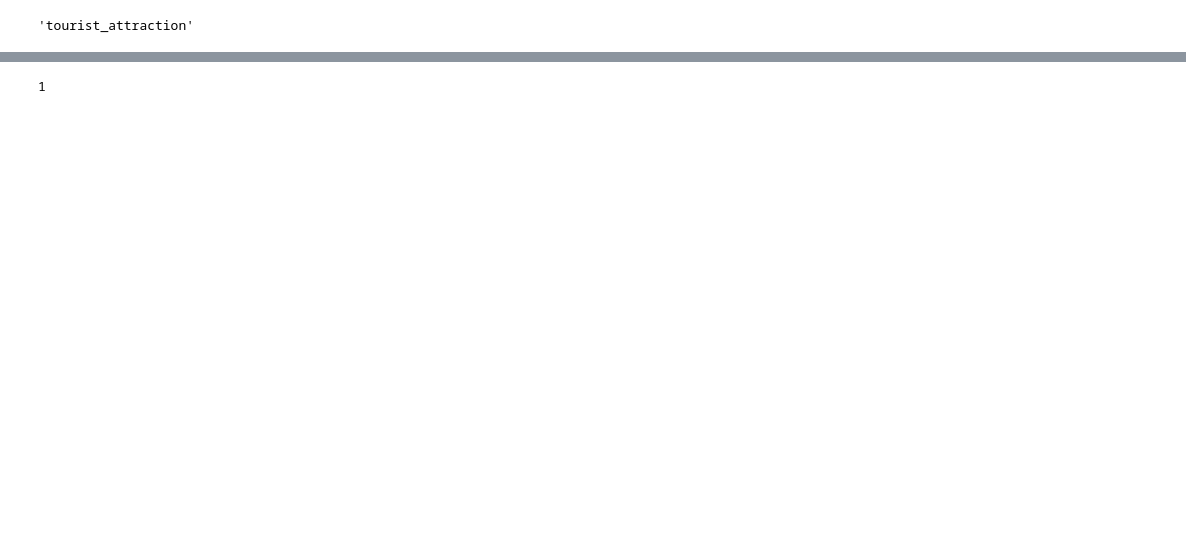
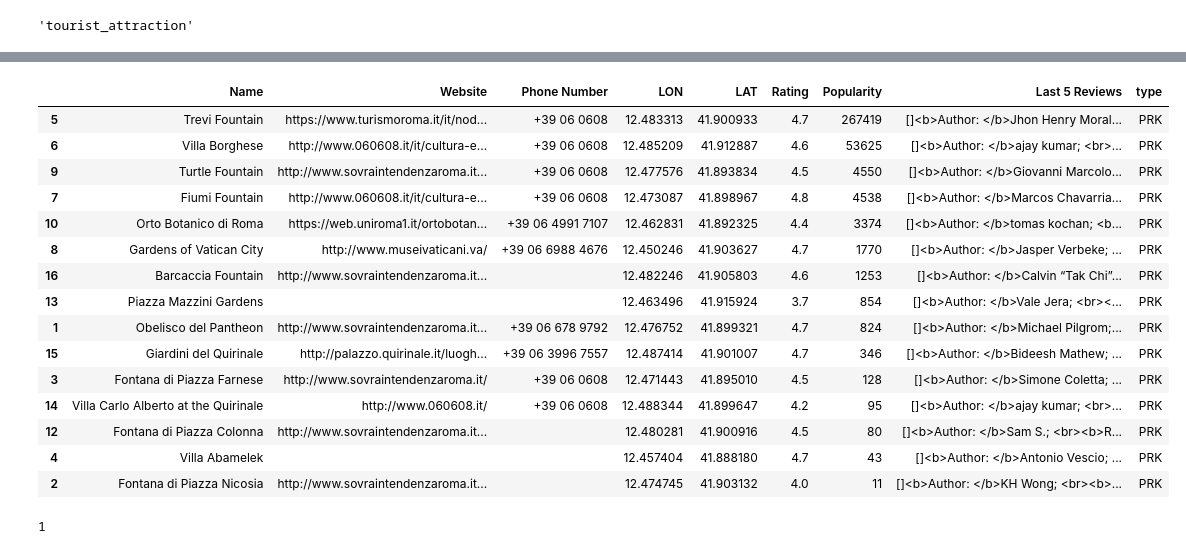
Before and after one commit to pjwork00/ProjectWork, a Jupyter notebook: back-end-python/src/Path_time_API.ipynb, the cells around one changed output, grey strips where cells are left out. Saved outputs shown, nothing was run; the diff lists cells and outputs as text; code cells hidden in the pictures; blank space fills up the shorter version.

```diff
--- a/back-end-python/src/Path_time_API.ipynb
+++ b/back-end-python/src/Path_time_API.ipynb
@@ -144,0 +131,57 @@ POIs_ext=GetPOIs(api_key, location_med, Points[2], days, CLT, NAT, REC, SPEED)
+# %%
+#Select POIs
+def GetPOIs(api_key, location_med, type_loc, days, CLT, NAT, REC, SPEED):
+    API_values=[]
+    API_values=GetPlaces(api_key, location_med, type_loc)
+    POIs_ext=API_values.sort_values(["Popularity","Rating"], ascending=[False, False])
+    if type_loc=="tourist_attraction":
+        #POIs_ext=POIs_ext[POIs_ext["Rating"].str.contains("")==False]
+        #POIs_ext = POIs_ext.applymap(str)
+        POIs_ext=POIs_ext.head(days*SPEED)
+        POIs_ext.Rating=POIs_ext.Rating.apply(str)
+        POIs_ext.Popularity=POIs_ext.Popularity.apply(str)
+    elif type_loc=="museum":
+        POIs_ext=POIs_ext.head(days*SPEED*CLT)
+        POIs_ext.Rating=POIs_ext.Rating.apply(str)
+        POIs_ext.Popularity=POIs_ext.Popularity.apply(str)
+    elif type_loc=="park":
+        POIs_ext=POIs_ext.head(days*SPEED*NAT)
+        POIs_ext.Rating=POIs_ext.Rating.apply(str)
+        POIs_ext.Popularity=POIs_ext.Popularity.apply(str)
+    elif type_loc=="night_club":
+        POIs_ext=POIs_ext.head(days*REC)
+        POIs_ext.Rating=POIs_ext.Rating.apply(str)
+        POIs_ext.Popularity=POIs_ext.Popularity.apply(str)
+    return POIs_ext
+# %%
+#Tourists attraction
+POIs_ext=GetPOIs(api_key, location_med, Points[2], days, CLT, NAT, REC, SPEED)
+POIs_ext["type"]="TOUR"
+#night_clubs
+POIs_ext_2=GetPOIs(api_key, location_med, Points[4], days, CLT, NAT, REC, SPEED)
+POIs_ext_2["type"]="CLUB"
+#museums
+POIs_ext_3=GetPOIs(api_key, location_med, Points[6], days, CLT, NAT, REC, SPEED)
+POIs_ext_3["type"]="MUSE"
+#parks
+POIs_ext_4=GetPOIs(api_key, location_med, Points[8], days, CLT, NAT, REC, SPEED)
+POIs_ext_4["type"]="PRK"
+# %%
+POIs_ext_4
+# %% [output]
+|  | Name | Website | Phone Number | LON | LAT | Rating | Popularity | Last 5 Reviews | type |
+| 5 | Trevi Fountain | https://www.turismoroma.it/it/nod... | +39 06 0608 | 12.483313 | 41.900933 | 4.7 | 267419 | []<b>Author: </b>Jhon Henry Moral... | PRK |
+| 6 | Villa Borghese | http://www.060608.it/it/cultura-e... | +39 06 0608 | 12.485209 | 41.912887 | 4.6 | 53625 | []<b>Author: </b>ajay kumar; <br>... | PRK |
+| 9 | Turtle Fountain | http://www.sovraintendenzaroma.it... | +39 06 0608 | 12.477576 | 41.893834 | 4.5 | 4550 | []<b>Author: </b>Giovanni Marcolo... | PRK |
+| 7 | Fiumi Fountain | http://www.060608.it/it/cultura-e... | +39 06 0608 | 12.473087 | 41.898967 | 4.8 | 4538 | []<b>Author: </b>Marcos Chavarria... | PRK |
+| 10 | Orto Botanico di Roma | https://web.uniroma1.it/ortobotan... | +39 06 4991 7107 | 12.462831 | 41.892325 | 4.4 | 3374 | []<b>Author: </b>tomas kochan; <b... | PRK |
+| 8 | Gardens of Vatican City | http://www.museivaticani.va/ | +39 06 6988 4676 | 12.450246 | 41.903627 | 4.7 | 1770 | []<b>Author: </b>Jasper Verbeke; ... | PRK |
+| 16 | Barcaccia Fountain | http://www.sovraintendenzaroma.it... |  | 12.482246 | 41.905803 | 4.6 | 1253 | []<b>Author: </b>Calvin “Tak Chi”... | PRK |
+| 13 | Piazza Mazzini Gardens |  |  | 12.463496 | 41.915924 | 3.7 | 854 | []<b>Author: </b>Vale Jera; <br><... | PRK |
+| 1 | Obelisco del Pantheon | http://www.sovraintendenzaroma.it... | +39 06 678 9792 | 12.476752 | 41.899321 | 4.7 | 824 | []<b>Author: </b>Michael Pilgrom;... | PRK |
+| 15 | Giardini del Quirinale | http://palazzo.quirinale.it/luogh... | +39 06 3996 7557 | 12.487414 | 41.901007 | 4.7 | 346 | []<b>Author: </b>Bideesh Mathew; ... | PRK |
+| 3 | Fontana di Piazza Farnese | http://www.sovraintendenzaroma.it/ | +39 06 0608 | 12.471443 | 41.895010 | 4.5 | 128 | []<b>Author: </b>Simone Coletta; ... | PRK |
+| 14 | Villa Carlo Alberto at the Quirinale | http://www.060608.it/ | +39 06 0608 | 12.488344 | 41.899647 | 4.2 | 95 | []<b>Author: </b>ajay kumar; <br>... | PRK |
+| 12 | Fontana di Piazza Colonna | http://www.sovraintendenzaroma.it... |  | 12.480281 | 41.900916 | 4.5 | 80 | []<b>Author: </b>Sam S.; <br><b>R... | PRK |
+| 4 | Villa Abamelek |  |  | 12.457404 | 41.888180 | 4.7 | 43 | []<b>Author: </b>Antonio Vescio; ... | PRK |
+| 2 | Fontana di Piazza Nicosia | http://www.sovraintendenzaroma.it... |  | 12.474745 | 41.903132 | 4.0 | 11 | []<b>Author: </b>KH Wong; <br><b>... | PRK |
```
Also changed, not shown: parts of 30 cells of this notebook, 13 other files.
